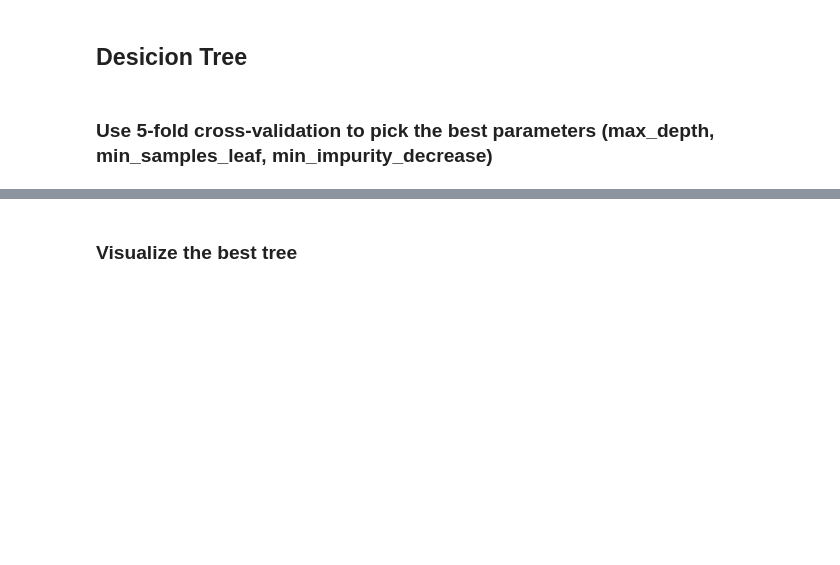
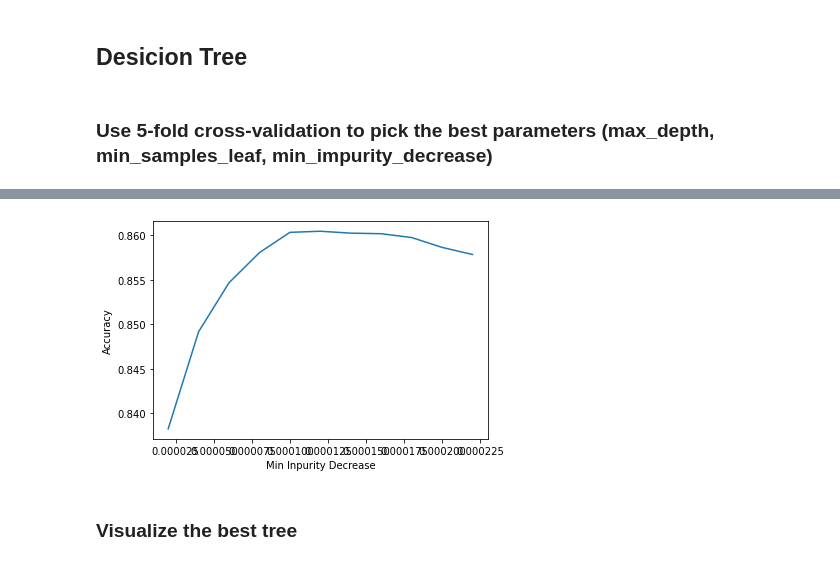
Before and after one commit to elvinzh/AMLP1, a Jupyter notebook: project1.ipynb, the cells around one changed output, grey strips where cells are left out. Cells and saved outputs as stored; diff of their text form; code cells hidden in the pictures; blank space fills up the shorter version.

```diff
--- a/project1.ipynb
+++ b/project1.ipynb
@@ -330,3 +358,18 @@ Wall time: 2min 14s
+# %%
+accuracy = []
+
+for min_impurity_decrease in np.arange(1,12) * 0.00002:
+    model = DecisionTreeClassifier(max_depth=best_cfg[0], min_samples_leaf=best_cfg[1], min_impurity_decrease=min_impurity_decrease)
+    #find the best 5-fold cross validation score accuracy
+    acc = cross_validation(model, X_train, y_train, 5).mean()
+    accuracy.append(acc)
+
+plt.plot(np.arange(1,12) * 0.00002, accuracy)
+plt.ylabel('Accuracy')
+plt.xlabel('Min Inpurity Decrease')
+plt.show()
+# %% [output]
+[figure, added]
 # %% [markdown]
 ### Visualize the best tree
 # %%
```
Also changed, not shown: parts of 6 cells of this notebook, 2 other files.
